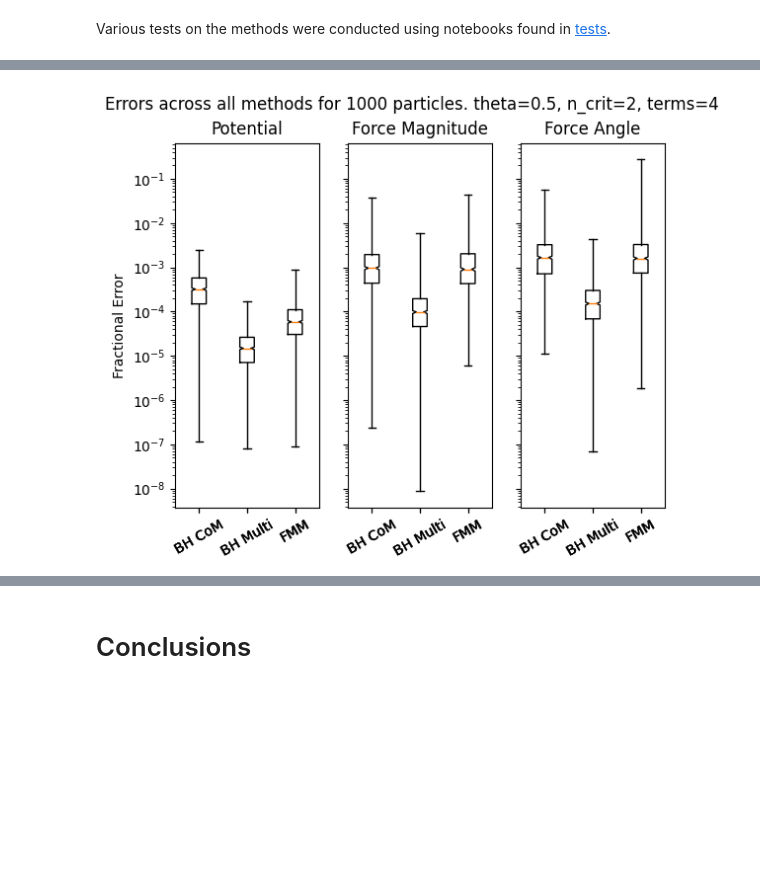
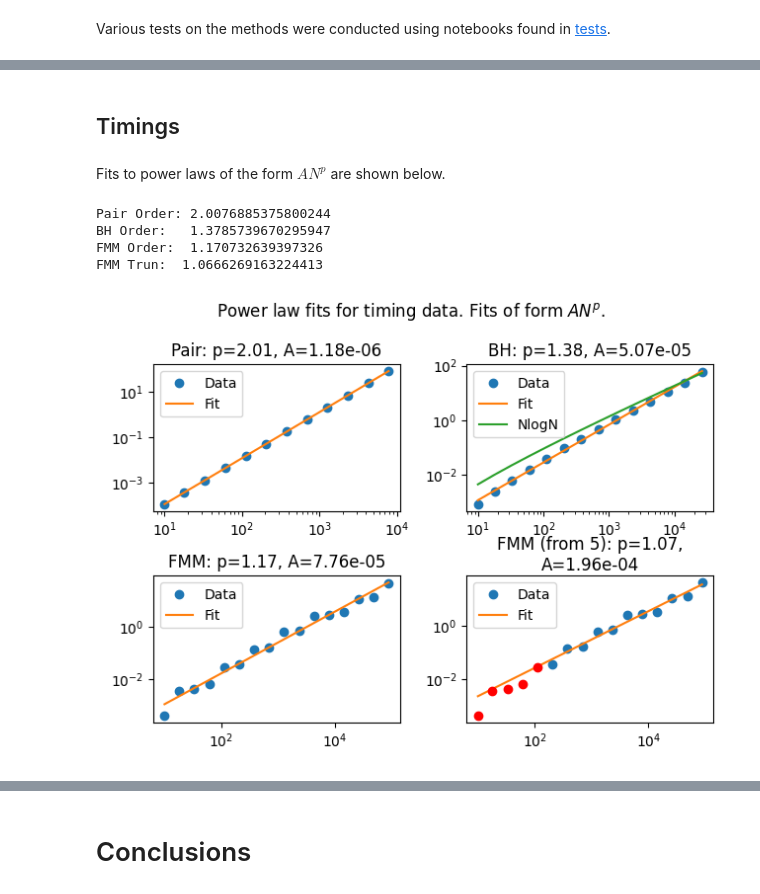
Before and after one commit to Part-II-Computational-Physics/hierarchical-methods-lb880, a Jupyter notebook: Report.ipynb, the cells around one changed output, grey strips where cells are left out. Drawn from its saved outputs; the diff is of its cells as text; code cells hidden in the pictures; blank space fills up the shorter version.

```diff
--- a/Report.ipynb
+++ b/Report.ipynb
@@ -322,4 +345,13 @@ import tests
+# %% [markdown]
+## Timings
+# %% [markdown]
+
+Fits to power laws of the form $A N^p$ are shown below.
 # %%
-fig = tests.errors.plots.general('tests/errors/data/general.npz')
+fig = tests.timings.orders.general('tests/timings/data/general.npz', truncation=5)
 # %% [output]
+Pair Order: 2.0076885375800244
+BH Order:   1.3785739670295947
+FMM Order:  1.170732639397326
+FMM Trun:  1.0666269163224413
-[figure, old version]
+[figure, new version]
```
Also changed, not shown: parts of 20 cells of this notebook, 16 other files.
